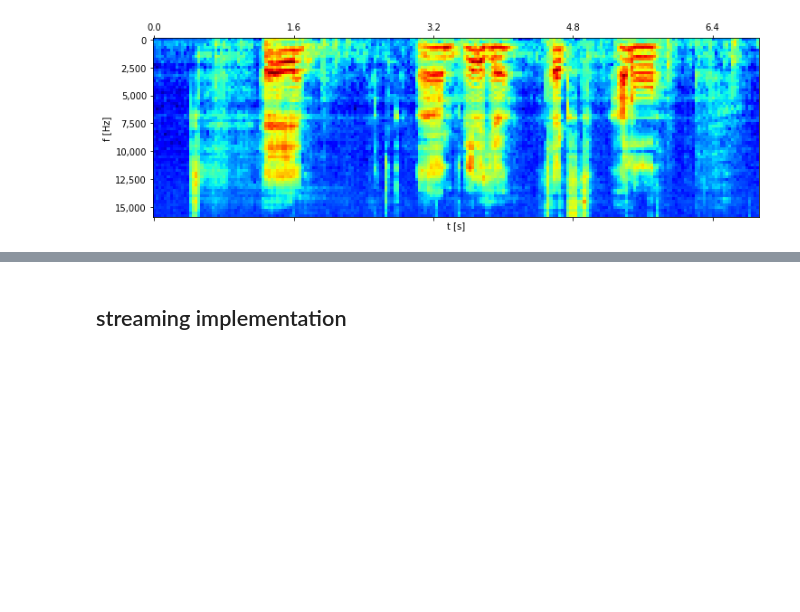
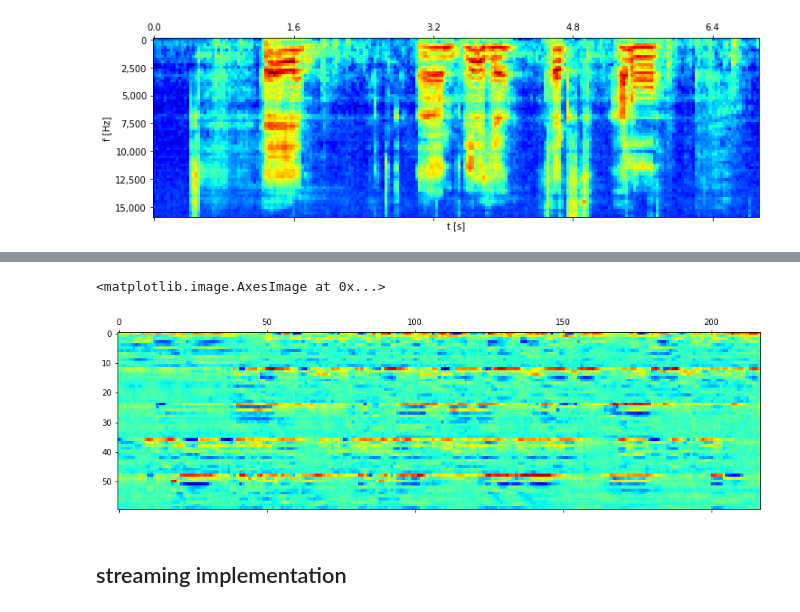
Before and after one commit to nuru-nu/moyo, a Jupyter notebook: notebooks/audio.ipynb, the cells around one changed output, grey strips where cells are left out. Saved outputs shown, nothing was run; the diff lists cells and outputs as text; code cells hidden in the pictures; blank space fills up the shorter version.

```diff
--- a/notebooks/audio.ipynb
+++ b/notebooks/audio.ipynb
@@ -107,3 +114,8 @@ Updated 0/35 (0.0%)
+# %%
+plt.matshow(np.hstack(ab.df.loc[ab.query('what == "t"').sample(5)].mfccs.values).T, cmap='jet')
+# %% [output]
+<matplotlib.image.AxesImage at 0x...>
+[figure, added]
 # %% [markdown]
 ## streaming implementation
 # %%
```
Also changed, not shown: parts of 2 cells of this notebook, 1 other file.
